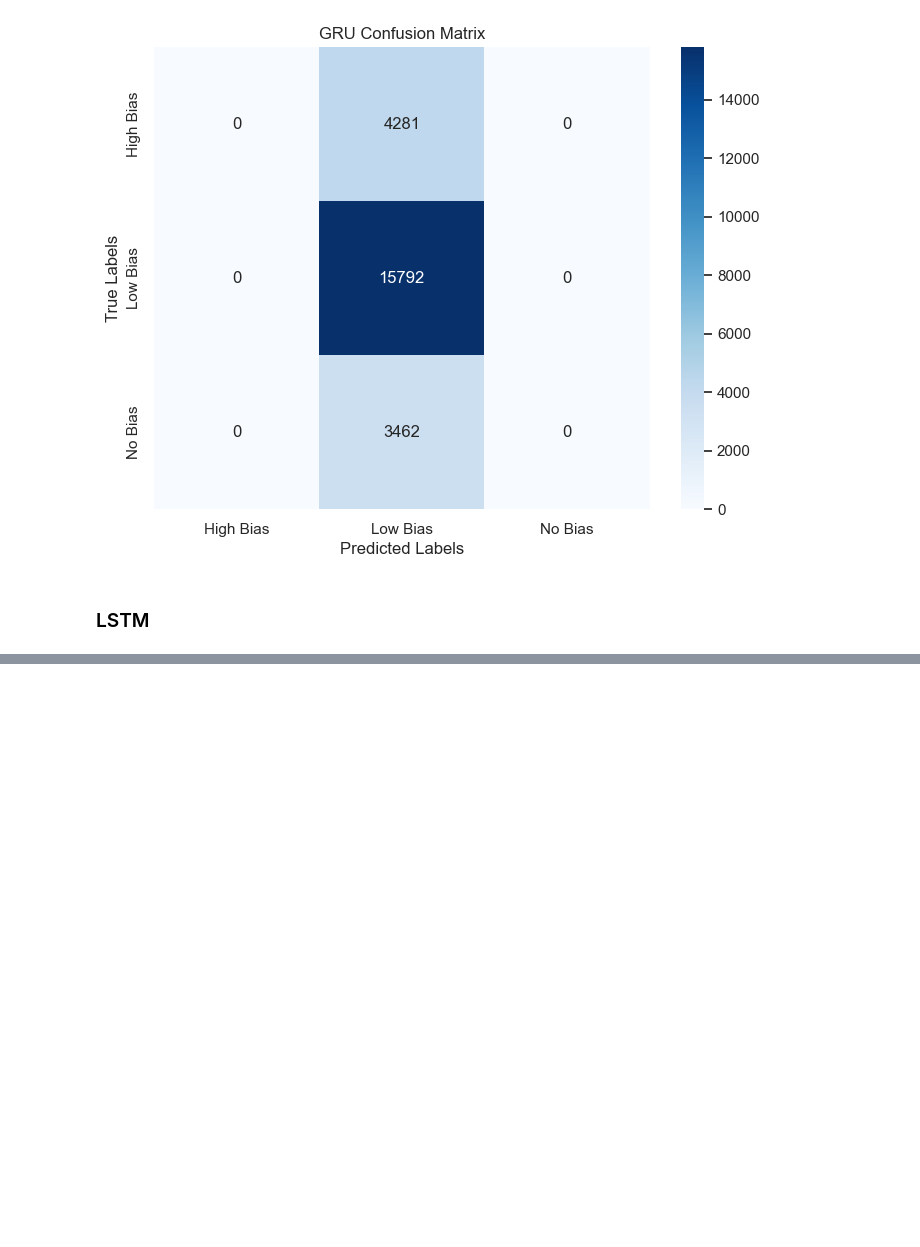
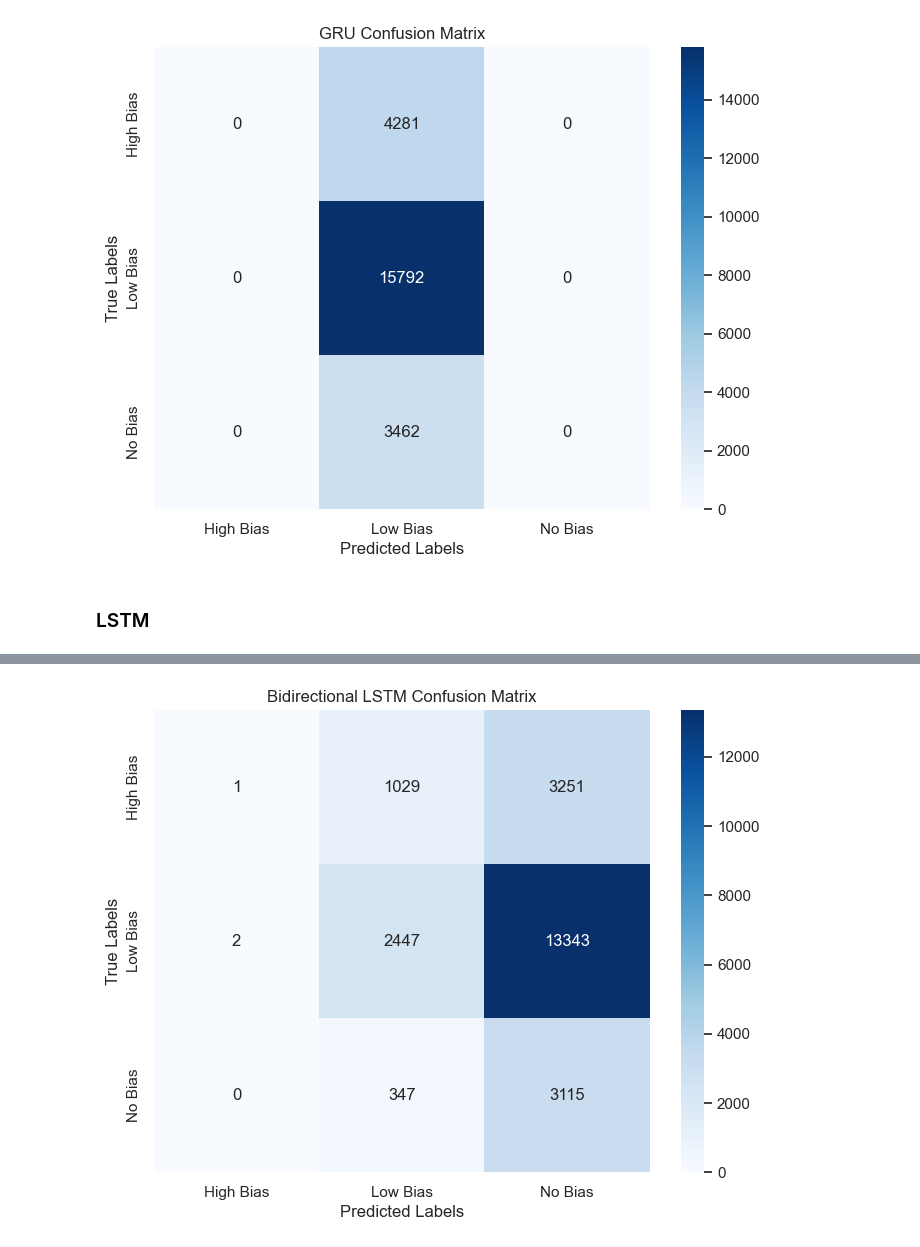
Before and after one commit to madelinebirch/Bias_Classification_for_Headline_Objectivity, a Jupyter notebook: final.ipynb, the cells around one changed output, grey strips where cells are left out. Saved outputs shown, nothing was run; the diff lists cells and outputs as text; code cells hidden in the pictures; blank space fills up the shorter version.

```diff
--- a/final.ipynb
+++ b/final.ipynb
@@ -1241,0 +1282,18 @@ Epoch 2/5
+# %%
+from tensorflow.keras.layers import Bidirectional
+
+# Define the Bidirectional LSTM model
+bidirectional_lstm_model = Sequential()
+bidirectional_lstm_model.add(Bidirectional(LSTM(64, activation='relu'), input_shape=(X_train_array.shape[1], 1)))
+bidirectional_lstm_model.add(BatchNormalization())
+bidirectional_lstm_model.add(Dropout(0.5))
+bidirectional_lstm_model.add(Dense(32, activation='relu'))
+bidirectional_lstm_model.add(BatchNormalization())
+bidirectional_lstm_model.add(Dropout(0.5))
+bidirectional_lstm_model.add(Dense(len(class_labels), activation='softmax'))
+
+# Compile the model aster learning rate
+bidirectional_lstm_model.compile(optimizer=Adam(learning_rate=0.01), loss='categorical_crossentropy', metrics=['accuracy'])
+
+# Train the Bidirectional LSTM model with class weights
+bidirectional_lstm_model.fit(X_train_reshaped, y_train_one_hot, epochs=5, batch_size=250, validation_split=0.2, class_weight=class_weight_dict, callbacks=[early_stopping, learning_rate_scheduler])
@@ -1241,0 +1308,12 @@ Epoch 2/5
+# %%
+# Make predictions on the test data
+y_pred_one_hot_bidirectional_lstm = bidirectional_lstm_model.predict(X_test_reshaped)
+
+# Convert the predicted probabilities to class labels
+y_pred_classes_bidirectional_lstm = np.argmax(y_pred_one_hot_bidirectional_lstm, axis=1)
+
+# Convert true labels to class labels
+y_test_classes_bidirectional_lstm = np.argmax(y_test_one_hot, axis=1)
+
+# Print classification report
+print(classification_report(y_test_classes_bidirectional_lstm, y_pred_classes_bidirectional_lstm, target_names=label_encoder.classes_))
@@ -1241,0 +1331,13 @@ Epoch 2/5
+# %%
+# Calculate the confusion matrix
+blstm_cm = confusion_matrix(y_test_classes_bidirectional_lstm, y_pred_classes_bidirectional_lstm)
+
+# Plot the confusion matrix
+plt.figure(figsize=(8, 6))
+sns.heatmap(blstm_cm, annot=True, fmt='d', cmap='Blues', xticklabels=label_encoder.classes_, yticklabels=label_encoder.classes_)
+plt.title('Bidirectional LSTM Confusion Matrix')
+plt.xlabel('Predicted Labels')
+plt.ylabel('True Labels')
+plt.show()
+# %% [output]
+[figure, added]
```
Also changed, not shown: parts of 7 cells of this notebook.
